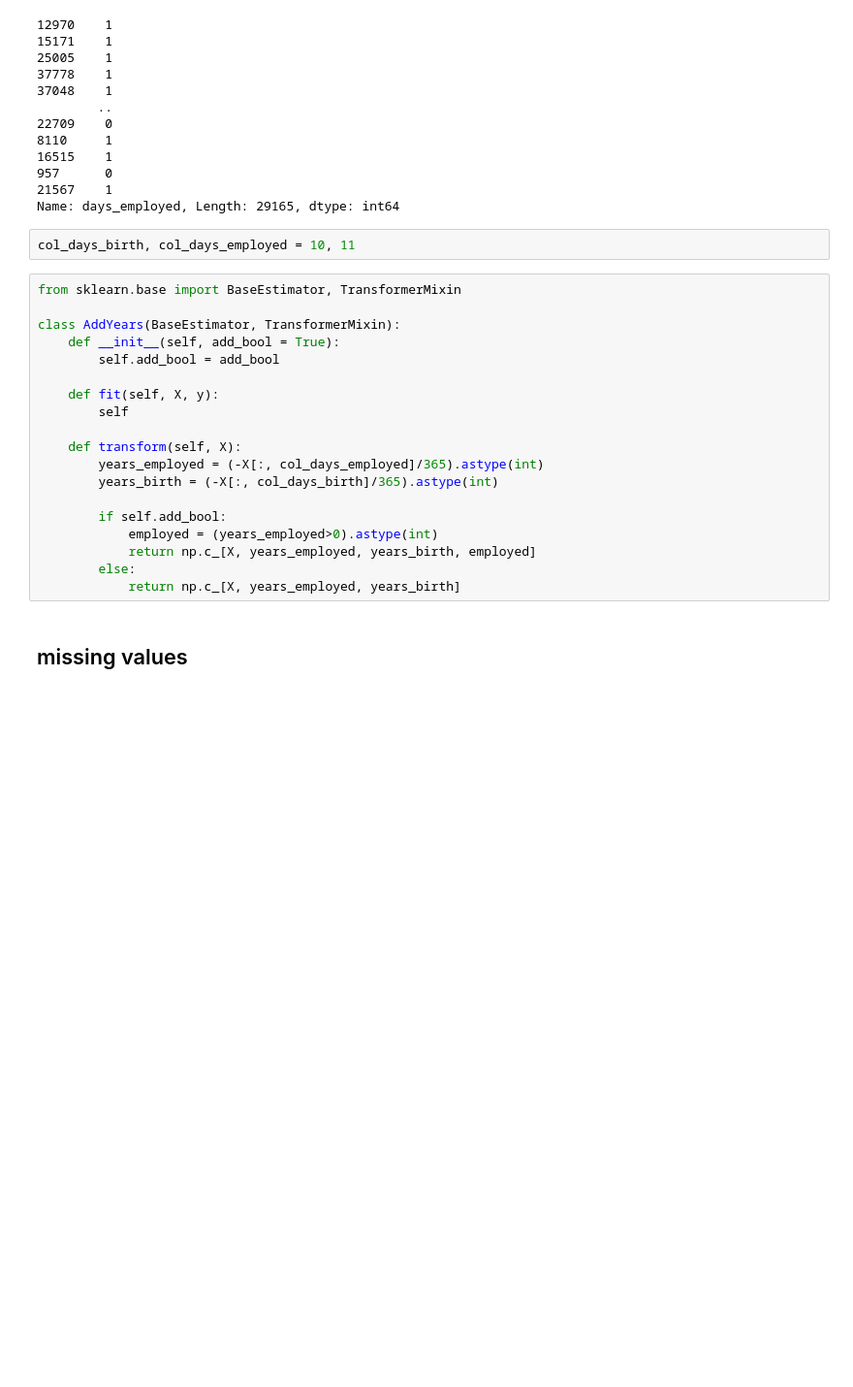
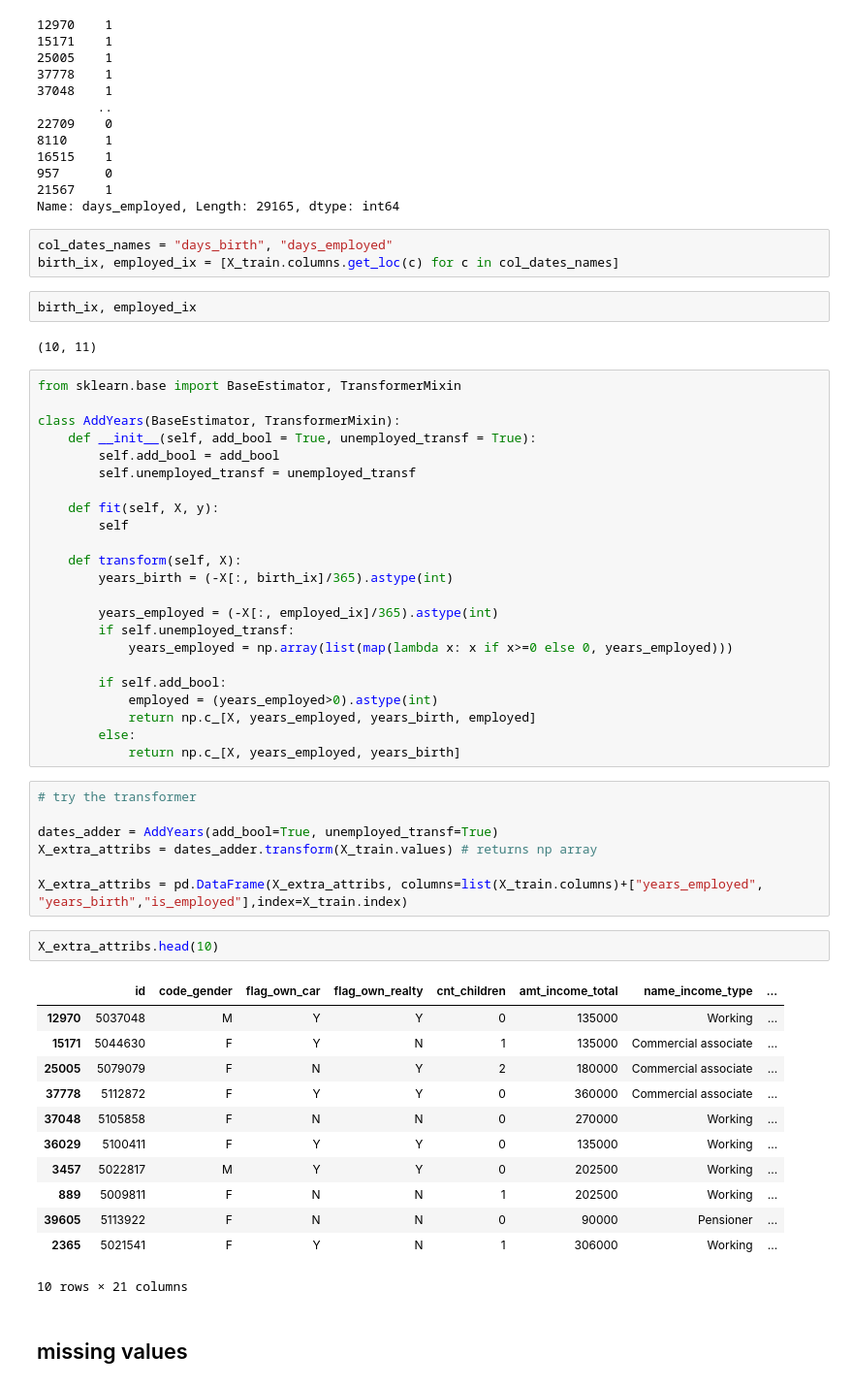
Before and after one commit to alexgastone/credit_risk_prediction, a Jupyter notebook: EDA_Preprocessing.ipynb, the cells around one changed output. Shown: that part at 97% size. Saved outputs shown, nothing was run; the diff lists cells and outputs as text; blank space fills up the shorter version.

Commit message:
updated preprocessing notebook with custom transformers

```diff
--- a/EDA_Preprocessing.ipynb
+++ b/EDA_Preprocessing.ipynb
@@ -206,27 +205,58 @@ Name: days_employed, Length: 4908, dtype: int64
 957      0
 21567    1
 Name: days_employed, Length: 29165, dtype: int64
-# %%
-col_days_birth, col_days_employed = 10, 11
+# %%
+col_dates_names = "days_birth", "days_employed"
+birth_ix, employed_ix = [X_train.columns.get_loc(c) for c in col_dates_names]
+# %%
+birth_ix, employed_ix
+# %% [output]
+(10, 11)
 # %%
 from sklearn.base import BaseEstimator, TransformerMixin
 
 class AddYears(BaseEstimator, TransformerMixin):
-    def __init__(self, add_bool = True):
+    def __init__(self, add_bool = True, unemployed_transf = True):
         self.add_bool = add_bool
+        self.unemployed_transf = unemployed_transf
 
     def fit(self, X, y):
         self
 
     def transform(self, X):
-        years_employed = (-X[:, col_days_employed]/365).astype(int)
-        years_birth = (-X[:, col_days_birth]/365).astype(int)
+        years_birth = (-X[:, birth_ix]/365).astype(int)
+
+        years_employed = (-X[:, employed_ix]/365).astype(int)
+        if self.unemployed_transf:
+            years_employed = np.array(list(map(lambda x: x if x>=0 else 0, years_employed)))
 
         if self.add_bool:
             employed = (years_employed>0).astype(int)
             return np.c_[X, years_employed, years_birth, employed]
         else:
             return np.c_[X, years_employed, years_birth]
+# %%
+# try the transformer
+
+dates_adder = AddYears(add_bool=True, unemployed_transf=True)
+X_extra_attribs = dates_adder.transform(X_train.values) # returns np array
+
+X_extra_attribs = pd.DataFrame(X_extra_attribs, columns=list(X_train.columns)+["years_employed", "years_birth","is_employed"],index=X_train.index)
+# %%
+X_extra_attribs.head(10)
+# %% [output]
+|  | id | code_gender | flag_own_car | flag_own_realty | cnt_children | amt_income_total | name_income_type | ... |
+| 12970 | 5037048 | M | Y | Y | 0 | 135000 | Working | ... |
+| 15171 | 5044630 | F | Y | N | 1 | 135000 | Commercial associate | ... |
+| 25005 | 5079079 | F | N | Y | 2 | 180000 | Commercial associate | ... |
+| 37778 | 5112872 | F | Y | Y | 0 | 360000 | Commercial associate | ... |
+| 37048 | 5105858 | F | N | N | 0 | 270000 | Working | ... |
+| 36029 | 5100411 | F | Y | Y | 0 | 135000 | Working | ... |
+| 3457 | 5022817 | M | Y | Y | 0 | 202500 | Working | ... |
+| 889 | 5009811 | F | N | N | 1 | 202500 | Working | ... |
+| 39605 | 5113922 | F | N | N | 0 | 90000 | Pensioner | ... |
+| 2365 | 5021541 | F | Y | N | 1 | 306000 | Working | ... |
+10 rows × 21 columns
 # %% [markdown]
 ## missing values
 # %%
```
Also changed, not shown: parts of 43 cells of this notebook.
